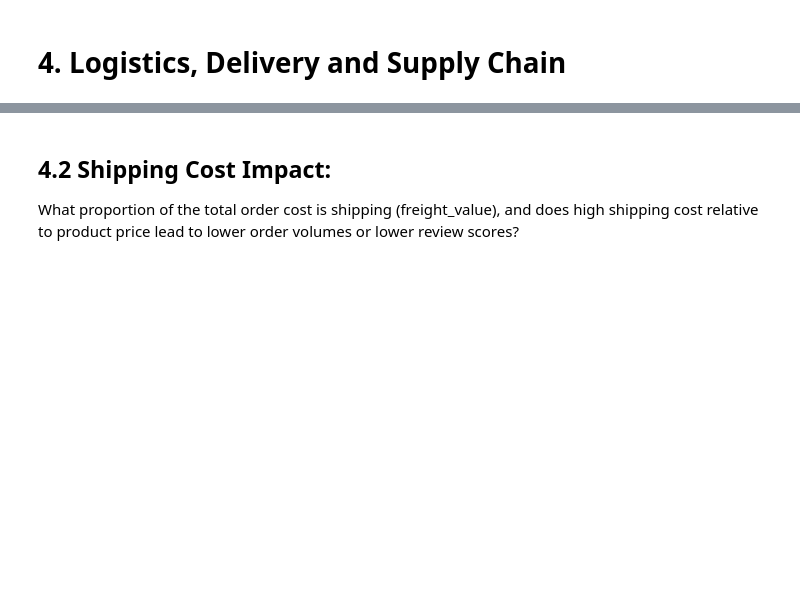
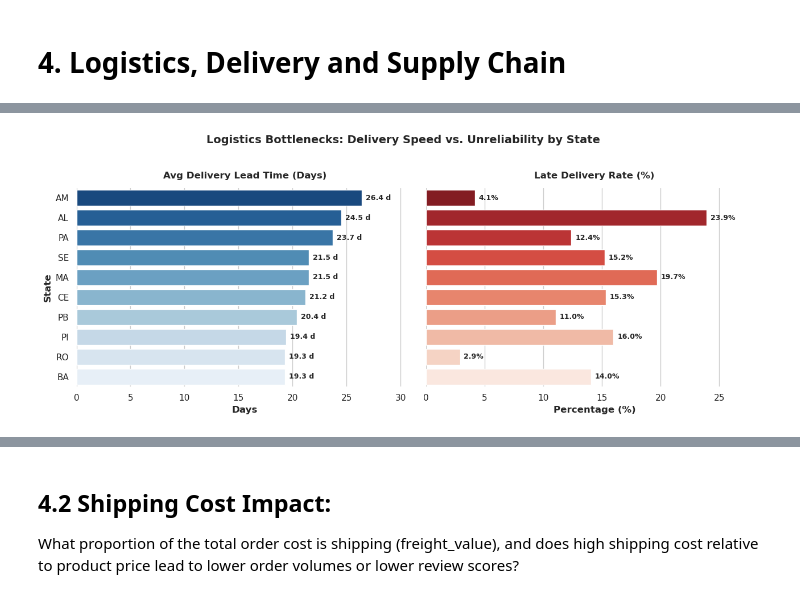
Before and after one commit to Kartika-Nidhi/Brazilian_Olist_Analysis, a Jupyter notebook: BrazilianOlist.ipynb, the cells around one changed output, grey strips where cells are left out. Drawn from its saved outputs; the diff is of its cells as text; code cells hidden in the pictures; blank space fills up the shorter version.

Commit message:
Logistics analysis 2/3 completed

```diff
--- a/BrazilianOlist.ipynb
+++ b/BrazilianOlist.ipynb
@@ -565,57 +567,59 @@ Running query in 'mysql+pymysql://root:***@localhost/eda_project_db'
 # %%
+delay = delay.sort_values('avg_delivery_days', ascending=False)
 
-# data = {
-#     'customer_state': ['RR', 'AP', 'AM', 'AL', 'PA', 'MA', 'SE', 'CE', 'BA', 'RJ'],
-#     'avg_delivery_days': [28.9, 26.7, 25.9, 24.0, 23.3, 21.1, 21.0, 20.8, 18.9, 15.2],
-#     'late_delivery_pct': [11.5, 14.2, 8.1, 12.3, 9.4, 10.8, 11.1, 8.7, 9.2, 12.8]
-# }
-# df = pd.DataFrame(data).sort_values('avg_delivery_days', ascending=True)
+sns.set_theme(style="whitegrid")
+fig, axes = plt.subplots(1, 2, figsize=(13, 5), sharey=True)
 
-# sns.set_theme(style="whitegrid")
-# fig, axes = plt.subplots(1, 2, figsize=(13, 5), sharey=True)
+# Average Delivery Lead Time (Days)
+sns.barplot(
+    data=delay,
+    x='avg_delivery_days',
+    y='customer_state',
+    hue = 'customer_state',
+    legend = False,
+    ax=axes[0],
+    palette='Blues_r'
+)
+axes[0].set_title('Avg Delivery Lead Time (Days)', fontsize=12, fontweight='bold', pad=12)
+axes[0].set_xlabel('Days', fontweight='bold')
+axes[0].set_ylabel('State', fontweight='bold')
 
-# # Plot 1: Average Delivery Lead Time (Days)
-# sns.barplot(
-#     data=df,
-#     x='avg_delivery_days',
-#     y='customer_state',
-#     ax=axes[0],
-#     palette='Blues_r'
-# )
-# axes[0].set_title('Avg Delivery Lead Time (Days)', fontsize=12, fontweight='bold', pad=12)
-# axes[0].set_xlabel('Days', fontweight='bold')
-# axes[0].set_ylabel('State', fontweight='bold')
+for p in axes[0].patches:
+    w = p.get_width()
+    axes[0].annotate(f'{w:.1f} d', (w, p.get_y() + p.get_height() / 2.),
+                     ha='left', va='center', xytext=(5, 0), textcoords='offset points',
+                     fontsize=9, fontweight='bold')
 
-# for p in axes[0].patches:
-#     w = p.get_width()
-#     axes[0].annotate(f'{w:.1f} d', (w, p.get_y() + p.get_height() / 2.),
-#                      ha='left', va='center', xytext=(5, 0), textcoords='offset points',
-#                      fontsize=9, fontweight='bold')
 
-# # Plot 2: Late Delivery Rate (%)
-# sns.barplot(
-#     data=df,
-#     x='late_delivery_pct',
-#     y='customer_state',
-#     ax=axes[1],
-#     palette='Reds_r'
-# )
-# axes[1].set_title('Late Delivery Rate (%)', fontsize=12, fontweight='bold', pad=12)
-# axes[1].set_xlabel('Percentage (%)', fontweight='bold')
-# axes[1].set_ylabel('')
 
-# for p in axes[1].patches:
-#     w = p.get_width()
-#     axes[1].annotate(f'{w:.1f}%', (w, p.get_y() + p.get_height() / 2.),
-#                      ha='left', va='center', xytext=(5, 0), textcoords='offset points',
-#                      fontsize=9, fontweight='bold')
+# Late Delivery Rate (%)
+sns.barplot(
+    data=delay,
+    x='late_delivery_pct',
+    y='customer_state',
+    hue = 'customer_state',
+    legend = False,
+    ax=axes[1],
+    palette='Reds_r'
+)
+axes[1].set_title('Late Delivery Rate (%)', fontsize=12, fontweight='bold', pad=12)
+axes[1].set_xlabel('Percentage (%)', fontweight='bold')
+axes[1].set_ylabel('')
 
-# axes[0].set_xlim(0, df['avg_delivery_days'].max() * 1.18)
-# axes[1].set_xlim(0, df['late_delivery_pct'].max() * 1.2)
+for p in axes[1].patches:
+    w = p.get_width()
+    axes[1].annotate(f'{w:.1f}%', (w, p.get_y() + p.get_height() / 2.),
+                     ha='left', va='center', xytext=(5, 0), textcoords='offset points',
+                     fontsize=9, fontweight='bold')
 
-# sns.despine(left=True, bottom=True)
-# plt.suptitle('Logistics Bottlenecks: Delivery Speed vs. Unreliability by State',
-#              fontsize=14, fontweight='bold', y=1.02)
-# plt.tight_layout()
+axes[0].set_xlim(0, delay['avg_delivery_days'].max() * 1.18)
+axes[1].set_xlim(0, delay['late_delivery_pct'].max() * 1.2)
 
-# plt.show()
+sns.despine(left=True, bottom=True)
+plt.suptitle('Logistics Bottlenecks: Delivery Speed vs. Unreliability by State',
+             fontsize=14, fontweight='bold', y=1.02)
+plt.tight_layout()
+
+plt.show()
+# %% [output]
+[figure, added]
```
Also changed, not shown: parts of 9 cells of this notebook.
